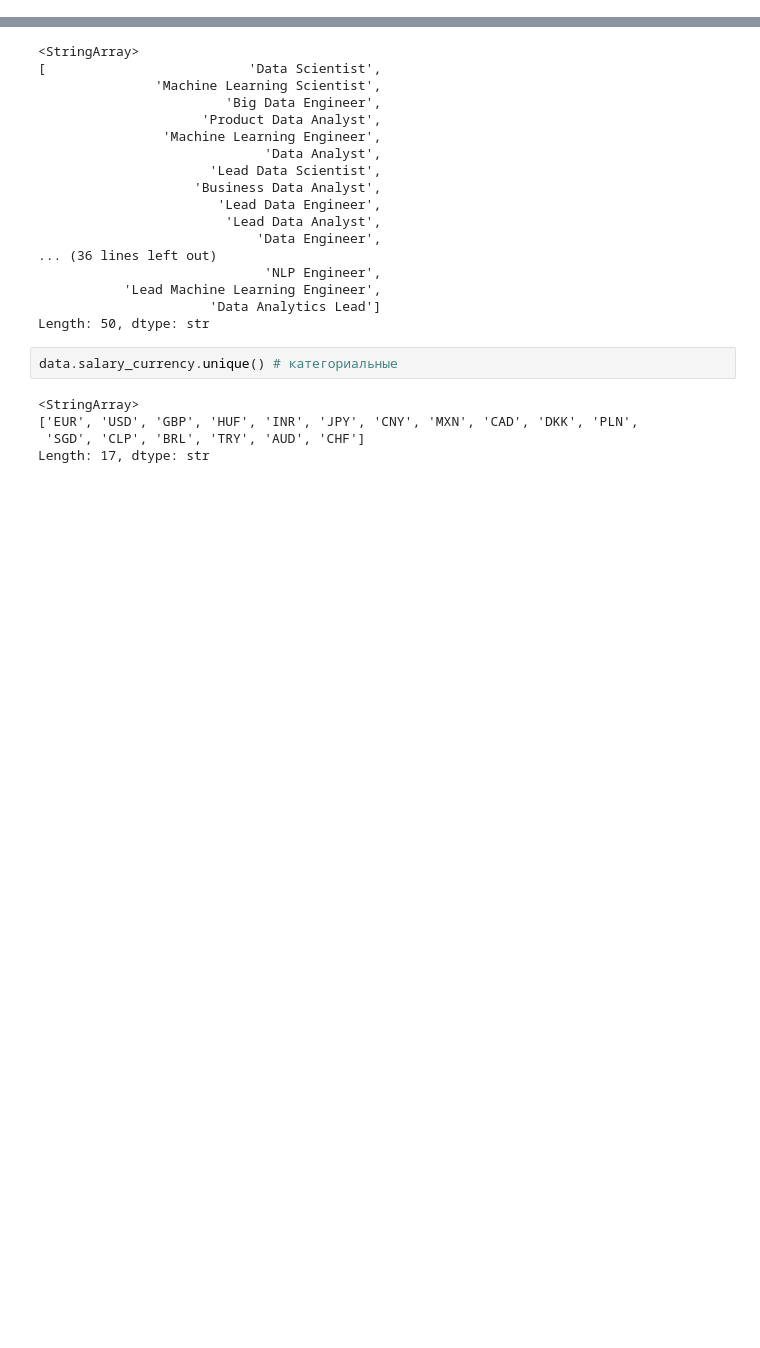
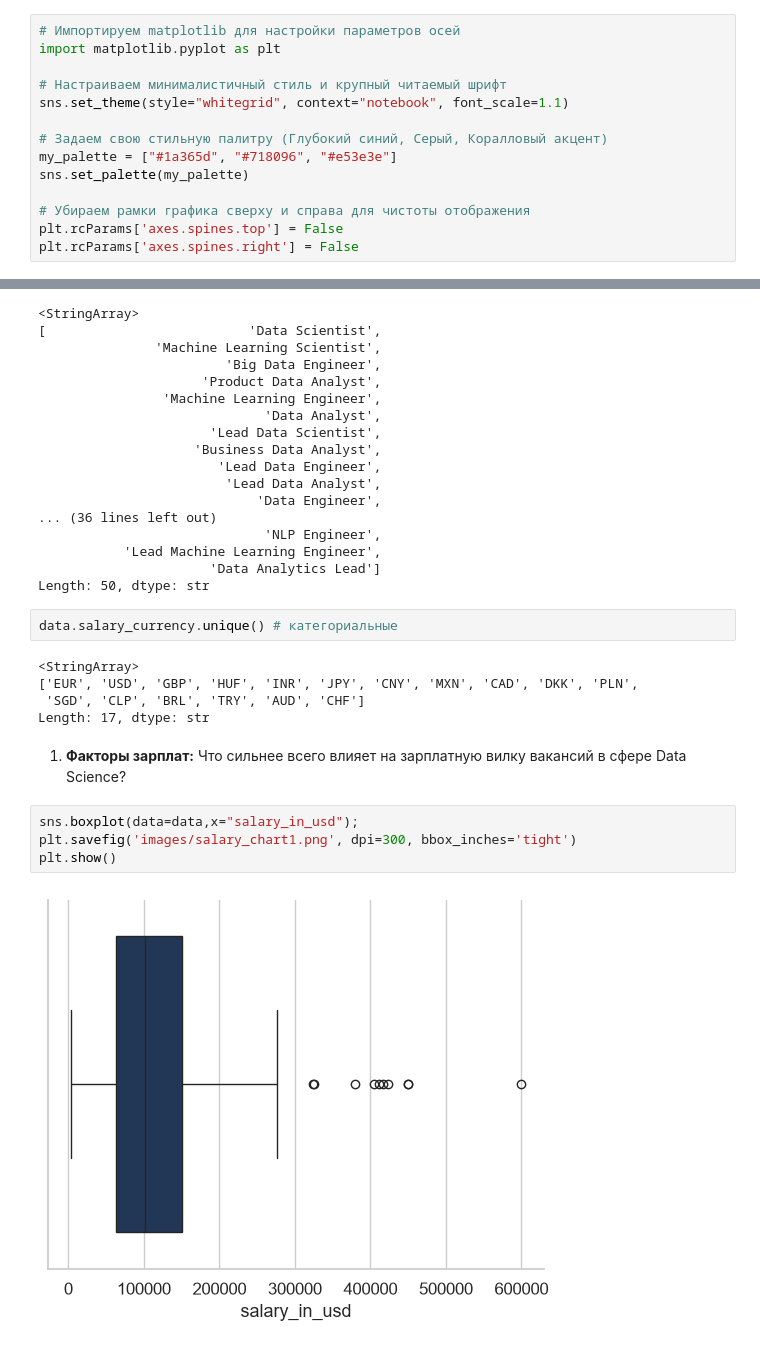
Before and after one commit to VictoriaPulman/Job_market_analysis, a Jupyter notebook: data_analysis.ipynb, the cells around one changed output, grey strips where cells are left out. Cells and saved outputs as stored; diff of their text form; blank space fills up the shorter version.

Commit message:
add images and modified readme and data_analisis

```diff
--- a/data_analysis.ipynb
+++ b/data_analysis.ipynb
@@ -22,6 +22,20 @@ from statsmodels.stats.multicomp import pairwise_tukeyhsd
 
 # Функции для корреляционного анализа (коэффициенты Пирсона, Спирмена, Кендалла)
 from scipy.stats import pearsonr, spearmanr, kendalltau
+# %%
+# Импортируем matplotlib для настройки параметров осей
+import matplotlib.pyplot as plt
+
+# Настраиваем минималистичный стиль и крупный читаемый шрифт
+sns.set_theme(style="whitegrid", context="notebook", font_scale=1.1)
+
+# Задаем свою стильную палитру (Глубокий синий, Серый, Коралловый акцент)
+my_palette = ["#1a365d", "#718096", "#e53e3e"]
+sns.set_palette(my_palette)
+
+# Убираем рамки графика сверху и справа для чистоты отображения
+plt.rcParams['axes.spines.top'] = False
+plt.rcParams['axes.spines.right'] = False
 # %% [markdown]
 1. **Факторы зарплат:** Что сильнее всего влияет на зарплатную вилку вакансий в сфере Data Science?
 2. **Распределение грейдов:** Как распределены позиции (грейды) сотрудников в компаниях разного размера? Какие выводы можно сделать на основе этого распределения?
@@ -99,3 +113,11 @@ data.salary_currency.unique() # категориальные
 ['EUR', 'USD', 'GBP', 'HUF', 'INR', 'JPY', 'CNY', 'MXN', 'CAD', 'DKK', 'PLN',
  'SGD', 'CLP', 'BRL', 'TRY', 'AUD', 'CHF']
 Length: 17, dtype: str
+# %% [markdown]
+1. **Факторы зарплат:** Что сильнее всего влияет на зарплатную вилку вакансий в сфере Data Science?
+# %%
+sns.boxplot(data=data,x="salary_in_usd");
+plt.savefig('images/salary_chart1.png', dpi=300, bbox_inches='tight')
+plt.show()
+# %% [output]
+[figure, added]
```
Also changed, not shown: parts of 7 cells of this notebook, 7 other files.
